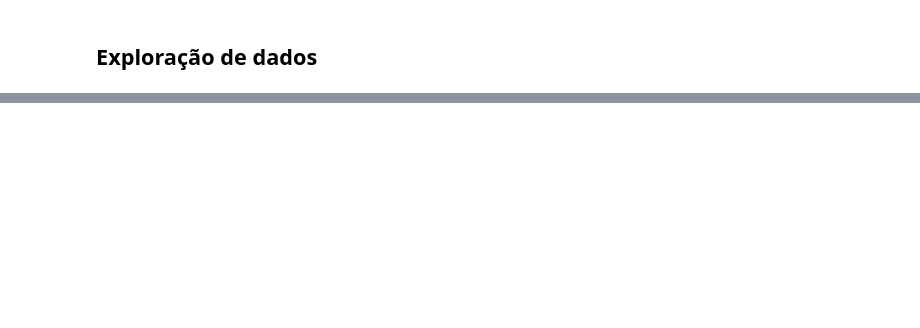
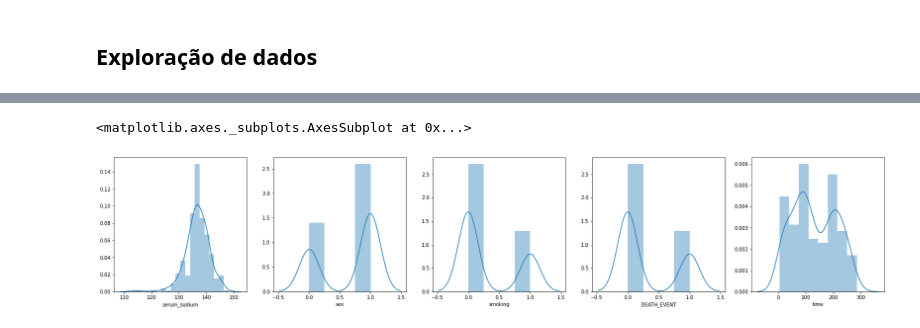
Before and after one commit to sielerod/Heart_Failure, a Jupyter notebook: heart_failure.ipynb, the cells around one changed output, grey strips where cells are left out. Saved outputs shown, nothing was run; the diff lists cells and outputs as text; code cells hidden in the pictures; blank space fills up the shorter version.

```diff
--- a/heart_failure.ipynb
+++ b/heart_failure.ipynb
@@ -22,0 +84,11 @@ https://www.kaggle.com/isaienkov/data-visualization
+# %%
+fig, axes = plt.subplots(nrows=1, ncols=5, figsize=(28, 5))
+
+sns.distplot(heart_failure['serum_sodium'], ax=axes[0])
+sns.distplot(heart_failure['sex'], ax=axes[1])
+sns.distplot(heart_failure['smoking'], ax=axes[2])
+sns.distplot(heart_failure['DEATH_EVENT'].dropna(), ax=axes[3])
+sns.distplot(heart_failure['time'].dropna(), ax=axes[4])
+# %% [output]
+<matplotlib.axes._subplots.AxesSubplot at 0x...>
+[figure, added]
```
Also changed, not shown: parts of 27 cells of this notebook.
